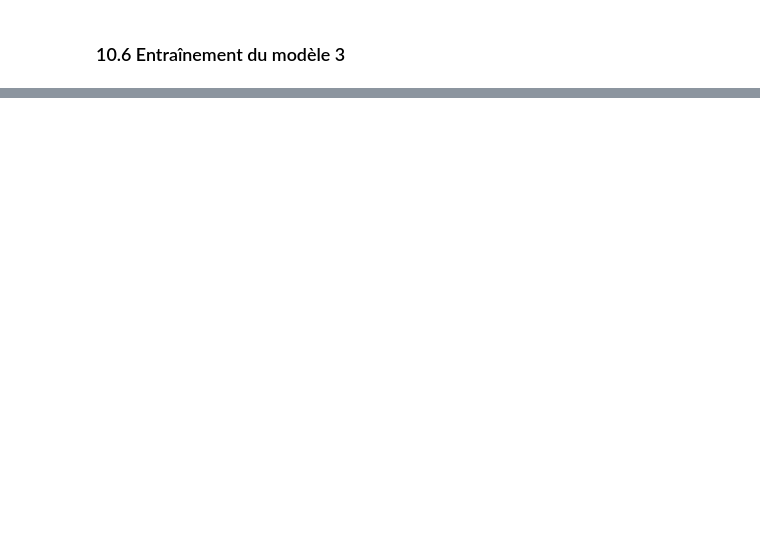
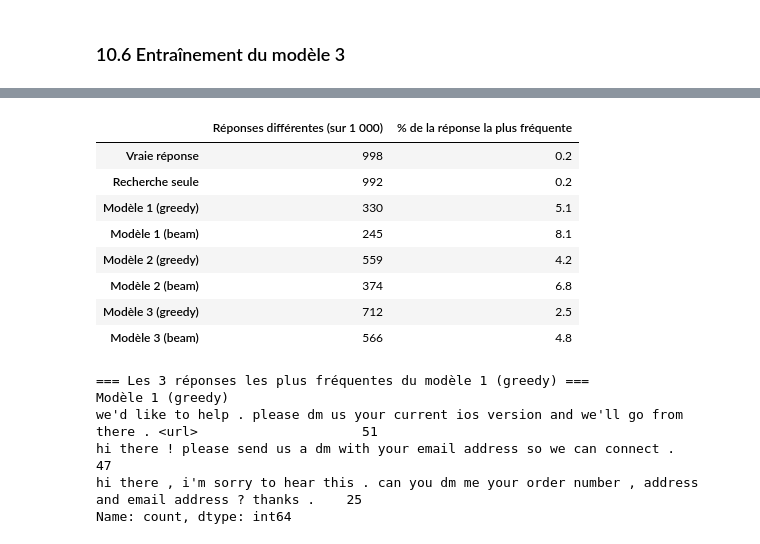
Before and after one commit to ranimmhiri/supportbot, a Jupyter notebook: notebooks/02_modele.ipynb, the cells around one changed output, grey strips where cells are left out. Drawn from its saved outputs; the diff is of its cells as text; code cells hidden in the pictures; blank space fills up the shorter version.

```diff
--- a/notebooks/02_modele.ipynb
+++ b/notebooks/02_modele.ipynb
@@ -1413,0 +1635,21 @@ Epoch 10 | perte train 2.476 | perte val 2.387 | perplexité val   10.9 | 19.7 m
+# %%
+from nltk.translate.bleu_score import sentence_bleu
+
+lissage = SmoothingFunction().method1
+reponses["BLEU modèle 3"] = [100 * sentence_bleu([r.split()], h.split(), smoothing_function=lissage)
+                             for r, h in zip(reponses["Vraie réponse"], reponses["Modèle 3 (beam)"])]
+
+
+def afficher(lignes):
+    for _, ligne in lignes.iterrows():
+        print(f"Message ({ligne['marque']}) : {ligne['message']}")
+        print(f"Vraie réponse    : {ligne['Vraie réponse']}")
+        print(f"Recherche seule  : {ligne['Recherche seule']}")
+        print(f"Modèle 3 (beam)  : {ligne['Modèle 3 (beam)']}  (BLEU {ligne['BLEU modèle 3']:.1f})")
+        print("-" * 100)
+
+
+print("=== Les 3 meilleures réponses ===\n")
+afficher(reponses.nlargest(3, "BLEU modèle 3"))
+print("\n=== Les 3 pires réponses ===\n")
+afficher(reponses.nsmallest(3, "BLEU modèle 3"))
@@ -1413,0 +1693,25 @@ Epoch 10 | perte train 2.476 | perte val 2.387 | perplexité val   10.9 | 19.7 m
+# %%
+repetitions = pd.DataFrame({
+    "Réponses différentes (sur 1 000)": [reponses[s].nunique() for s in systemes],
+    "% de la réponse la plus fréquente": [reponses[s].value_counts().iloc[0] / 10 for s in systemes],
+}, index=systemes)
+display(repetitions)
+
+print("\n=== Les 3 réponses les plus fréquentes du modèle 1 (greedy) ===")
+print(reponses["Modèle 1 (greedy)"].value_counts().head(3))
+# %% [output]
+|  | Réponses différentes (sur 1 000) | % de la réponse la plus fréquente |
+| Vraie réponse | 998 | 0.2 |
+| Recherche seule | 992 | 0.2 |
+| Modèle 1 (greedy) | 330 | 5.1 |
+| Modèle 1 (beam) | 245 | 8.1 |
+| Modèle 2 (greedy) | 559 | 4.2 |
+| Modèle 2 (beam) | 374 | 6.8 |
+| Modèle 3 (greedy) | 712 | 2.5 |
+| Modèle 3 (beam) | 566 | 4.8 |
+=== Les 3 réponses les plus fréquentes du modèle 1 (greedy) ===
+Modèle 1 (greedy)
+we'd like to help . please dm us your current ios version and we'll go from there . <url>                     51
+hi there ! please send us a dm with your email address so we can connect .                                    47
+hi there , i'm sorry to hear this . can you dm me your order number , address and email address ? thanks .    25
+Name: count, dtype: int64
```
Also changed, not shown: parts of 51 cells of this notebook, 1 other file.
